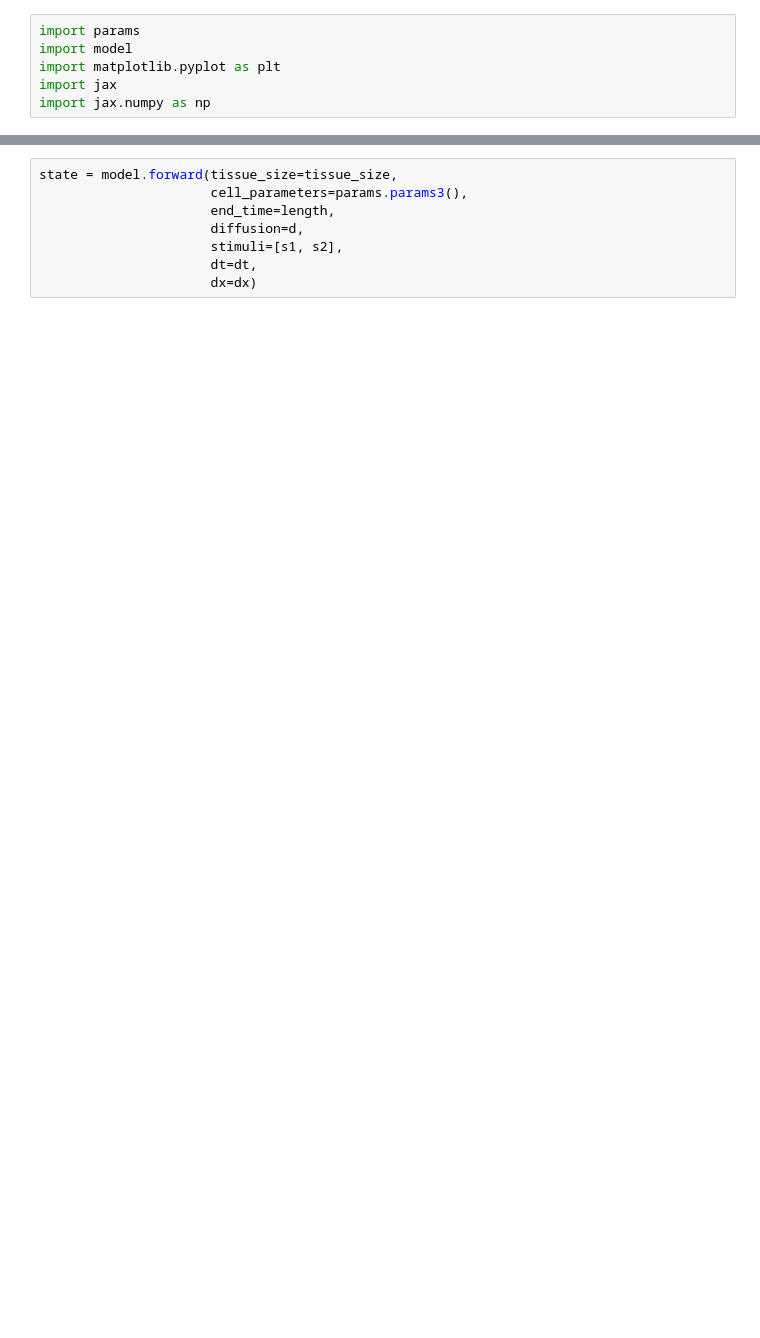
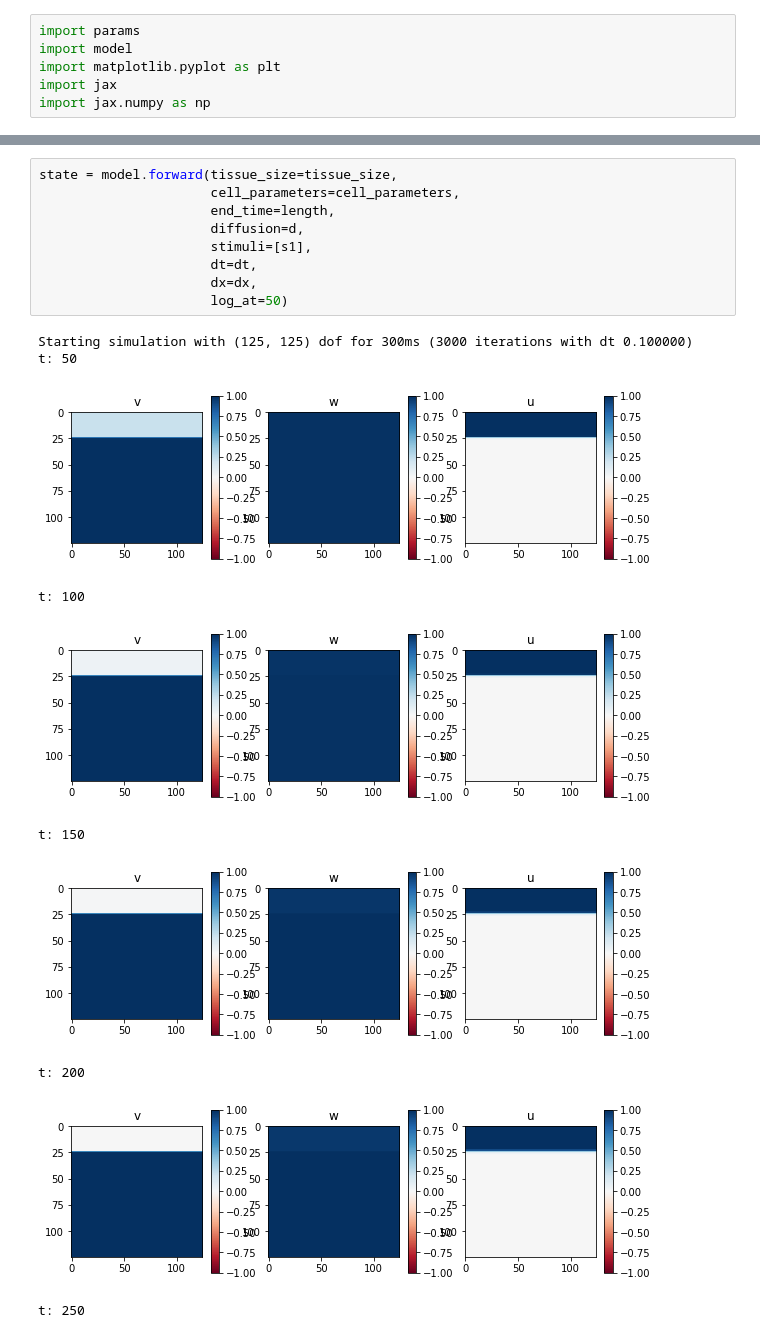
Before and after one commit to epignatelli/cardiax, a Jupyter notebook: dof_convergence_test.ipynb, the cells around one changed output, grey strips where cells are left out. Drawn from its saved outputs; the diff is of its cells as text; blank space fills up the shorter version.

```diff
--- a/dof_convergence_test.ipynb
+++ b/dof_convergence_test.ipynb
@@ -43,8 +56,20 @@ s3 = {
 # %%
 state = model.forward(tissue_size=tissue_size,
-                      cell_parameters=params.params3(),
+                      cell_parameters=cell_parameters,
                       end_time=length,
                       diffusion=d,
-                      stimuli=[s1, s2],
+                      stimuli=[s1],
                       dt=dt,
-                      dx=dx)
+                      dx=dx,
+                      log_at=50)
+# %% [output]
+Starting simulation with (125, 125) dof for 300ms (3000 iterations with dt 0.100000)
+t: 50
+[figure, added]
+t: 100
+[figure, added]
+t: 150
+[figure, added]
+t: 200
+[figure, added]
+t: 250
```
Also changed, not shown: parts of 6 cells of this notebook, 1 other file.
